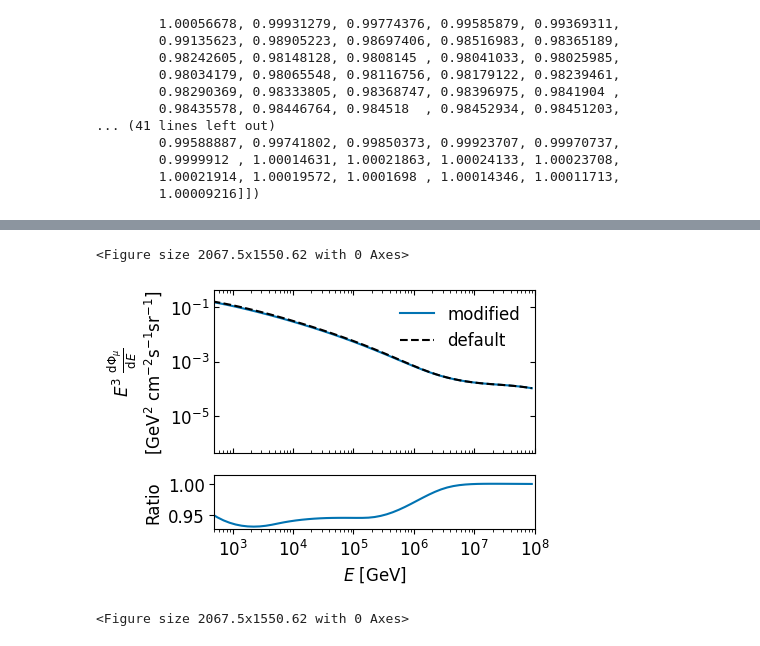
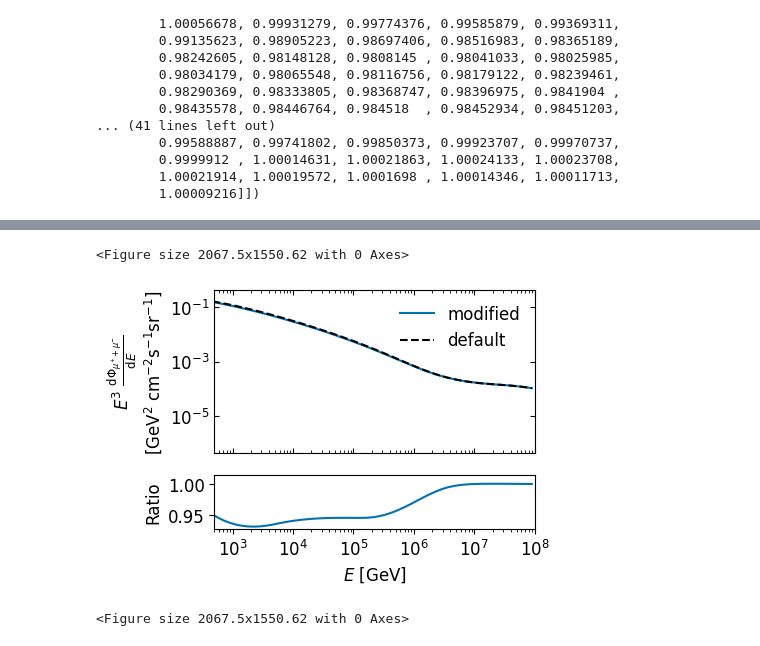
Before and after one commit to karohymon/cs-analysis, a Jupyter notebook: IceCube_diffuse_underground_bundles/surfaceflux_deriv.ipynb, the cells around one changed output, grey strips where cells are left out. Drawn from its saved outputs; the diff is of its cells as text; code cells hidden in the pictures.

```diff
--- a/IceCube_diffuse_underground_bundles/surfaceflux_deriv.ipynb
+++ b/IceCube_diffuse_underground_bundles/surfaceflux_deriv.ipynb
@@ -38,6 +38,8 @@ season_values = ["jan", "apr", "jul"]  #  seasons
 helper.initialize_flux_dicts(p1_values, p2_values, p3_values)
 helper.some_function_that_uses_angles()
 angles = helper.angles
+
+flux_def= helper._flux(0., "apr", p1=0., p2=0., p3=0., iecr=None)
 # %% [output]
 Key: (0.0, 0.0, 0.0)
 Length of cos_thetas: 3
@@ -102,7 +89,3 @@ with open("/hetghome/khymon/cs-files/deriv_surfaceflux.pkl", "wb") as f:
 dphi_a.shape
 # %% [output]
 (3, 91)
-# %%
-# plot cs modification vs surface flux
-flux_mod = helper._flux(0., "apr", p1=0.05, p2=0.0, p3=0.0, iecr=None) #+ helper._flux(0., "apr", p1=0.0, p2=0.05, p3=0.0, iecr=None) + helper._flux(0., "apr", p1=0.0, p2=0.0, p3=0.05, iecr=None)
-flux_def = helper._flux(0., "apr", p1=0.0, p2=0.0, p3=0.0, iecr=None)
@@ -209,40 +150,40 @@ ax1.plot(E, E**3. * flux_def , color='black', label=r'default',ls='--')
 
 # Axes labels and text (same as before)
 #ax1.set_xlabel('$E$/GeV')
-ax1.set_ylabel(r'$E^{3}$ $\frac{\mathrm{d}\Phi_{\mu}}{\mathrm{d}E}$' + '\n' + r'[GeV$^{2}$ cm$^{-2}$s$^{-1}$sr$^{-1}$]')
+ax1.set_ylabel(r'$E^{3}$ $\frac{\mathrm{d}\Phi_{\mu^{+}+\mu^{-}}}{\mathrm{d}E}$' + '\n' + r'[GeV$^{2}$ cm$^{-2}$s$^{-1}$sr$^{-1}$]')
 #ax1.text(0.35, 0.05, '$90^{\circ} \leq \Theta \leq 110^{\circ}$', verticalalignment='bottom', horizontalalignment='right', transform=ax1.transAxes, color=colors[3])
 plt.setp(ax1.get_xticklabels(), visible=False)
 
 # Log scales and limits (same as before)
 ax1.set_xscale('log')
 ax1.set_yscale('log')
 #ax1.set_xlim(50., 1e6)
 #ax1.set_ylim(2e-4, 1.1e-1)
 ax1.minorticks_on()
 ax1.tick_params(axis='x', which='both', direction='in', bottom=True, top=True)
 ax1.tick_params(axis='y', which='both', direction='in', left=True, right=True)
 
 
 
 ax1.legend( loc='upper right', frameon=False)
 
 
 ax2.plot(E, flux_mod/flux_def,  color=colors[0])
 
 ax2.set_xlabel('$E$ [GeV]')
 ax2.set_ylabel('Ratio')
 
 # Set limits for the lower plot
 ax2.set_xscale('log')
 #ax2.set_ylim(-0.05, 1.05)
 ax2.set_xlim(500., 1e8)
 
 
 # Save the figure
 plt.savefig(plot_dir+ "musurfacespectrum_def_vs_mod_0.2abc.pdf", bbox_inches='tight')
 # %% [output]
 <Figure size 2067.5x1550.62 with 0 Axes>
-[figure, old version]
+[figure, new version]
 # %%
 # test two modification approaches  (linearity)
 
```
Also changed, not shown: parts of 8 cells of this notebook.
